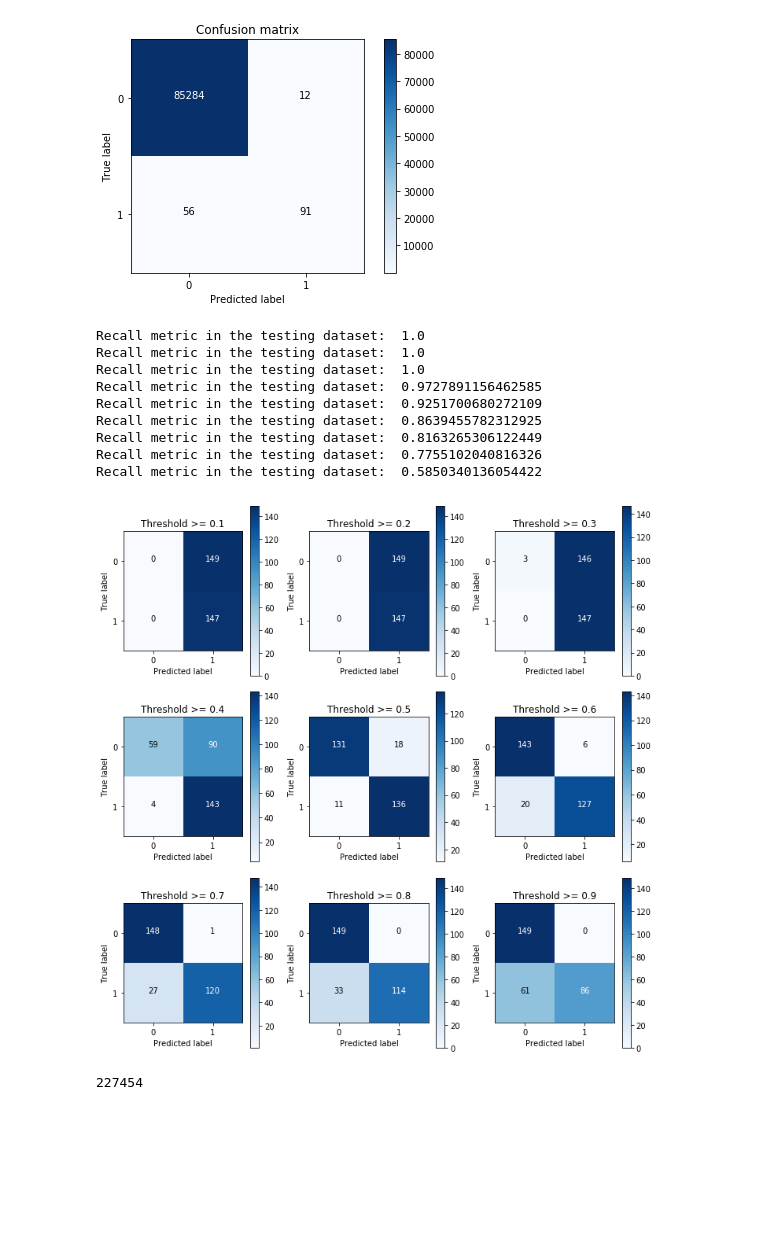
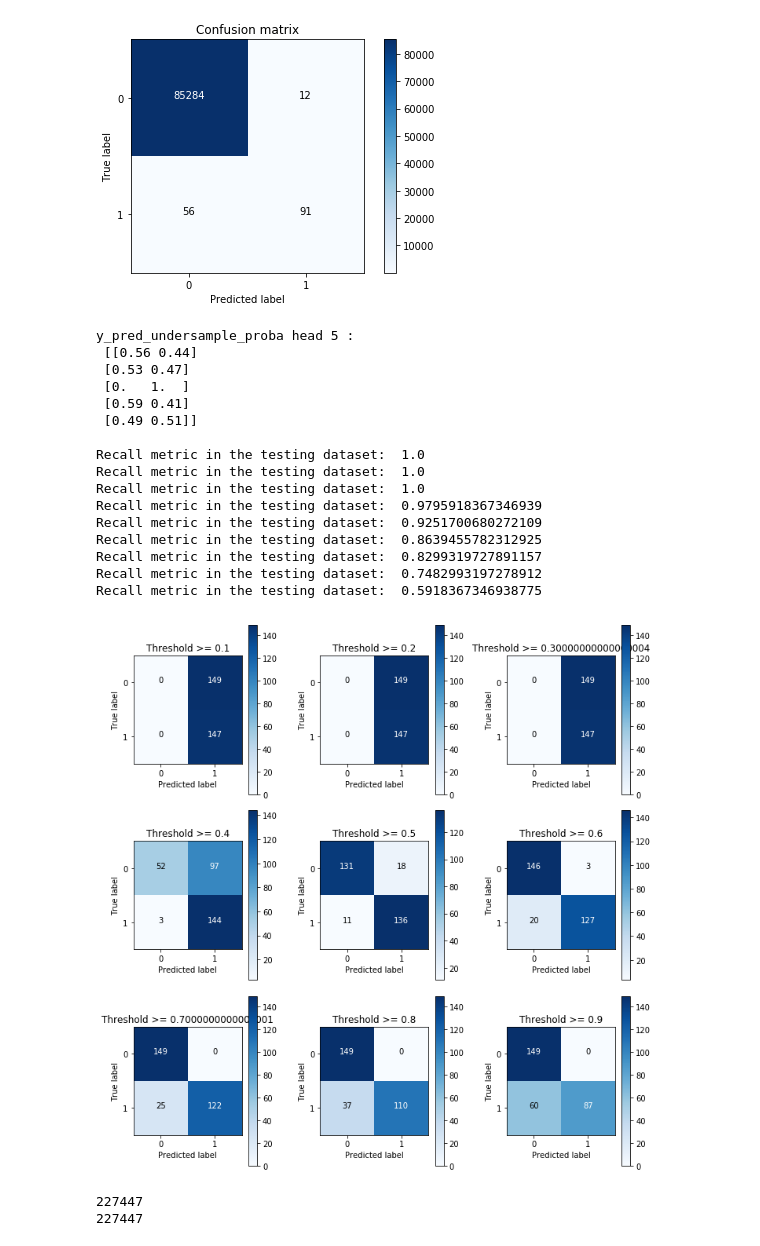
Before and after one commit to Detailscool/YHMachineLearning, a Jupyter notebook: Modeling/CredictCard/CreditCard.ipynb, the cells around one changed output. Saved outputs shown, nothing was run; the diff lists cells and outputs as text; code cells hidden in the pictures; blank space fills up the shorter version.

```diff
--- a/Modeling/CredictCard/CreditCard.ipynb
+++ b/Modeling/CredictCard/CreditCard.ipynb
@@ -181,5 +185,5 @@ def printing_Kfold_scores(x_train_data, y_train_data):
 # %%
-best_c = printing_Kfold_scores(X_train_undersample,y_train_undersample)     #用下采样样本训练模型
+best_c, best_penalty = printing_Kfold_scores(X_train_undersample, y_train_undersample)     #用下采样样本训练模型
 # %% [output]
 -------------------------------------------
 C parameter:  0.01
@@ -239,7 +250,7 @@ plt.show()
 Recall metric in the testing dataset:  0.9251700680272109
 [figure]
 # %%
-best_c = printing_Kfold_scores(X_train, y_train)    #用所有数据训练模型
+best_c, best_penalty = printing_Kfold_scores(X_train, y_train)    #用所有数据训练模型
 # %% [output]
 -------------------------------------------
 C parameter:  0.01
@@ -260,12 +271,12 @@ Best model to choose from cross validation is with C parameter =  10.0
 *********************************************************************************
 # %%
 #误杀率比较低只有  12的样本误杀，但是 召唤率低。
-lr = LogisticRegression(C = best_c, penalty = 'l1')
-lr.fit(X_train,y_train.values.ravel())
+lr = LogisticRegression(C=best_c, penalty=best_penalty)
+lr.fit(X_train, y_train.values.ravel())
 y_pred_undersample = lr.predict(X_test.values)
 
 # Compute confusion matrix
-cnf_matrix = confusion_matrix(y_test,y_pred_undersample)
+cnf_matrix = confusion_matrix(y_test, y_pred_undersample)
 np.set_printoptions(precision=2)
 
 print("Recall metric in the testing dataset: ", cnf_matrix[1,1]/(cnf_matrix[1,0]+cnf_matrix[1,1]))
@@ -280,45 +291,52 @@ Recall metric in the testing dataset:  0.6190476190476191
 [figure]
 # %%
 #采用不同的阈值
-lr = LogisticRegression(C = 0.01, penalty = 'l1')
-lr.fit(X_train_undersample,y_train_undersample.values.ravel())
+lr = LogisticRegression(C=0.01, penalty='l1')
+lr.fit(X_train_undersample, y_train_undersample.values.ravel())
 
 y_pred_undersample_proba = lr.predict_proba(X_test_undersample.values)   #设置不同的阈值的测试结果
 
-thresholds = [0.1,0.2,0.3,0.4,0.5,0.6,0.7,0.8,0.9]
+print('y_pred_undersample_proba head 5 : \n', y_pred_undersample_proba[:5], '\n')
+
+thresholds = np.arange(0.1, 1, 0.1)
 
 plt.figure(figsize=(10,10))
 
 #当阈值为0.5和0.6的时候整体结果是比较好的。当阈值为0.1,0.2,0.3的时候召唤率是100%但是误杀率也是100%  当阈值是0.8,0.9的时候召唤率低但是误杀率也低。
-j = 1
-for i in thresholds:
-    y_test_predictions_high_recall = y_pred_undersample_proba[:,1] > i
+for j, threshold in enumerate(thresholds, start=1):
+    y_test_predictions_high_recall = y_pred_undersample_proba[:, 1] > threshold
 
     plt.subplot(3,3,j)
-    j += 1
 
     # Compute confusion matrix
-    cnf_matrix = confusion_matrix(y_test_undersample,y_test_predictions_high_recall)
+    cnf_matrix = confusion_matrix(y_test_undersample, y_test_predictions_high_recall)
     np.set_printoptions(precision=2)
 
     print("Recall metric in the testing dataset: ", cnf_matrix[1,1]/(cnf_matrix[1,0]+cnf_matrix[1,1]))
 
     # Plot non-normalized confusion matrix
     class_names = [0,1]
-    plot_confusion_matrix(cnf_matrix, classes=class_names, title='Threshold >= %s'%i)
+    plot_confusion_matrix(cnf_matrix, classes=class_names, title='Threshold >= %s' % threshold)
 
 plt.show()
 # %% [output]
+y_pred_undersample_proba head 5 :
+ [[0.56 0.44]
+ [0.53 0.47]
+ [0.   1.  ]
+ [0.59 0.41]
+ [0.49 0.51]]
+
 Recall metric in the testing dataset:  1.0
 Recall metric in the testing dataset:  1.0
 Recall metric in the testing dataset:  1.0
-Recall metric in the testing dataset:  0.9727891156462585
+Recall metric in the testing dataset:  0.9795918367346939
 Recall metric in the testing dataset:  0.9251700680272109
 Recall metric in the testing dataset:  0.8639455782312925
-Recall metric in the testing dataset:  0.8163265306122449
-Recall metric in the testing dataset:  0.7755102040816326
-Recall metric in the testing dataset:  0.5850340136054422
+Recall metric in the testing dataset:  0.8299319727891157
+Recall metric in the testing dataset:  0.7482993197278912
+Recall metric in the testing dataset:  0.5918367346938775
-[figure, old version]
+[figure, new version]
 # %%
 #增加负样本数量   像本次的测试数据一样   负样本太少，导致训练的不是很理想。我们要自动生成一些负样本。
 from imblearn.over_sampling import SMOTE
@@ -330,15 +348,17 @@ features_columns=columns.delete(len(columns)-1)
 features = data[features_columns]
 labels = data['Class']
 
-features_train, features_test, labels_train, labels_test = train_test_split(features, labels, test_size=0.2, random_state=0)
+features_train, features_test, labels_train, labels_test = train_test_split(features, labels, test_size=0.2, random_state=10)
 
 #用SMOTE生成负样本，数量和正样本差不多。
-oversampler = SMOTE(random_state=0)
-os_features,os_labels = oversampler.fit_sample(features_train,labels_train)
+oversampler = SMOTE(random_state=10)
+os_features, os_labels = oversampler.fit_sample(features_train, labels_train)
 #生成的负样本的数量
-len(os_labels[os_labels==1])
+print(len(os_labels[os_labels==1]))
+print(len(os_labels[os_labels==0]))
 # %% [output]
-227454
+227447
+227447
 # %%
 #生成负样本之后在进行训练。   得到的结果比之前要好很多
 os_features = pd.DataFrame(os_features)
```
Also changed, not shown: parts of 8 cells of this notebook.
